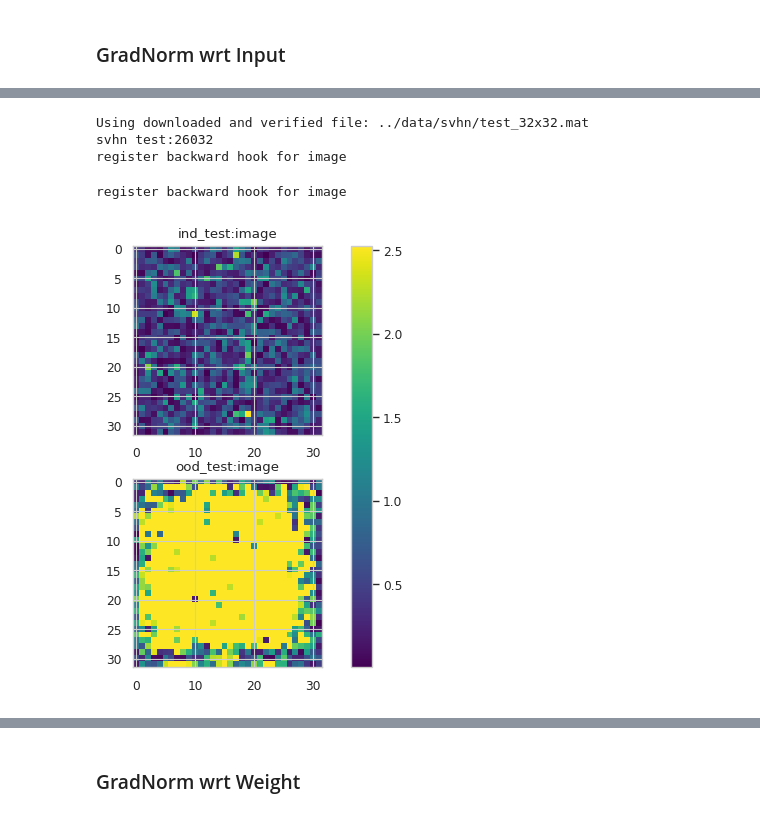
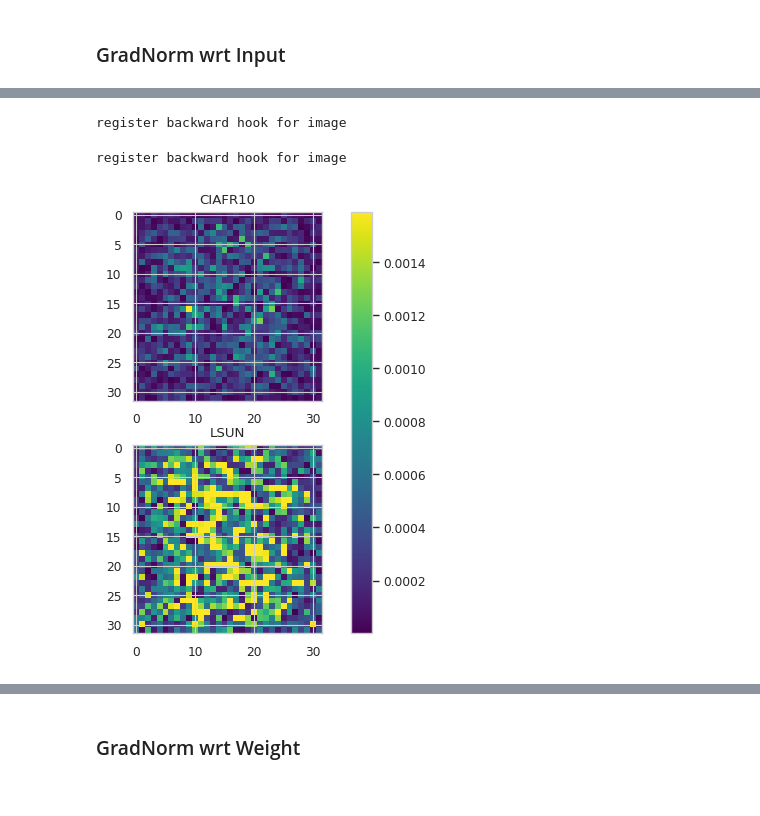
Before and after one commit to buyizhiyou/YYM, a Jupyter notebook: dum/notebooks/statistics_analyse_grad_activation.ipynb, the cells around one changed output, grey strips where cells are left out. Drawn from its saved outputs; the diff is of its cells as text; code cells hidden in the pictures.

```diff
--- a/dum/notebooks/statistics_analyse_grad_activation.ipynb
+++ b/dum/notebooks/statistics_analyse_grad_activation.ipynb
@@ -33,10 +33,10 @@ from utils.gmm_utils import get_embeddings, gmm_evaluate, gmm_fit, maxp_evaluate
 from metrics.uncertainty_confidence import entropy, logsumexp, confidence, sumexp
 from metrics.ood_metrics import get_roc_auc, get_roc_auc_logits
 # %%
-device = torch.device("cuda:1")
+device = torch.device("cuda:0")
 # Dataset params
 dataset_num_classes = {"cifar10": 10, "cifar100": 100, "svhn": 10, "lsun": 10, "tiny_iamgenet": 200}
-dataset_loader = {"cifar10": cifar10, "cifar100": cifar100, "svhn": svhn, "mnist": mnist, "lsun": lsun, "tiny_imagenet": tiny_imagenet}
+dataset_loader = {"cifar10": cifar10, "cifar100": cifar100, "SVHN": svhn, "mnist": mnist, "LSUN": lsun, "tiny_imagenet": tiny_imagenet}
 
 # Mapping model name to model function
 models = {
@@ -50,7 +50,7 @@ model_to_num_dim = {"resnet18": 512, "resnet50": 2048, "resnet101": 2048, "resne
 
 batch_size = 256
 dataset = "cifar10"
-ood_dataset = "svhn"
+ood_dataset = "LSUN"
 dataset_root = "../data"
 # model = "vgg16"
 # saved_model_name = "../saved_models/run17/vgg16_sn_3.0_mod_seed_1/2024_05_27_17_51_26/vgg16_sn_3.0_mod_seed_1_best.model"
@@ -75,7 +72,7 @@ net = models[model](
     temp=1.0,
 ).to(device)
 
-net.load_state_dict(torch.load(str(saved_model_name), map_location=device), strict=True)
-net.eval()
+_  = net.load_state_dict(torch.load(str(saved_model_name), map_location=device), strict=True)
+_ = net.eval()
 # %% [output]
 load ../saved_models/run17/resnet50_sn_3.0_mod_seed_1/2024_05_21_12_30_21/resnet50_sn_3.0_mod_seed_1_best.model
@@ -199,13 +178,13 @@ def calculate_gradients_activation(
         out = net(data)
 
         # #1. 第一种形式loss,log_density
-        embedding = net.feature
-        log_probs = gaussians_model.log_prob(embedding[:, None, :])
-        max_log_probs = log_probs.max(1, keepdim=True)[0]  # get the index of the max log-probability
-        loss = max_log_probs.sum()
+        # embedding = net.feature
+        # log_probs = gaussians_model.log_prob(embedding[:, None, :])
+        # max_log_probs = log_probs.max(1, keepdim=True)[0]  # get the index of the max log-probability
+        # loss = max_log_probs.sum()
 
         # # #2. 第二种形式loss,crossEntropy
-        # loss = loss_func(out, pred)
+        loss = loss_func(out, label)
 
         net.zero_grad()
         loss.backward()
@@ -259,32 +237,30 @@ register backward hook for image
 # %%
 layer = "image"
 wrt = "input"
 test_loader = dataset_loader[dataset].get_test_loader(root=dataset_root, batch_size=1)
 ood_test_loader = dataset_loader[ood_dataset].get_test_loader(root=dataset_root, batch_size=1)
 grads = calculate_gradients_activation(
     net,
     gaussians_model,
     layer,
     test_loader,
     device=device,
     norm=1,
 )
 ood_grads = calculate_gradients_activation(
     net,
     gaussians_model,
     layer,
     ood_test_loader,
     device=device,
     norm=1,
 )
-plot_activation(np.abs(grads.numpy()), np.abs(ood_grads.numpy()), f"ind_test:{layer}", f"ood_test:{layer}")
-plt.savefig(f'pngs/{model}/{layer}_grad_wrt_input_activation.png', bbox_inches='tight')
+plot_activation(np.abs(grads.numpy()), np.abs(ood_grads.numpy()), f"CIAFR10", f"{ood_dataset}")
+plt.savefig(f'pngs/{model}/OOD_{ood_dataset}_{layer}_grad_wrt_input_activation.png', bbox_inches='tight')
 # %% [output]
-Using downloaded and verified file: ../data/svhn/test_32x32.mat
-svhn test:26032
 register backward hook for image
 register backward hook for image
-[figure, old version]
+[figure, new version]
 # %%
 layer = "layer1"
 wrt="input"
```
Also changed, not shown: parts of 7 cells of this notebook, 10 other files.
